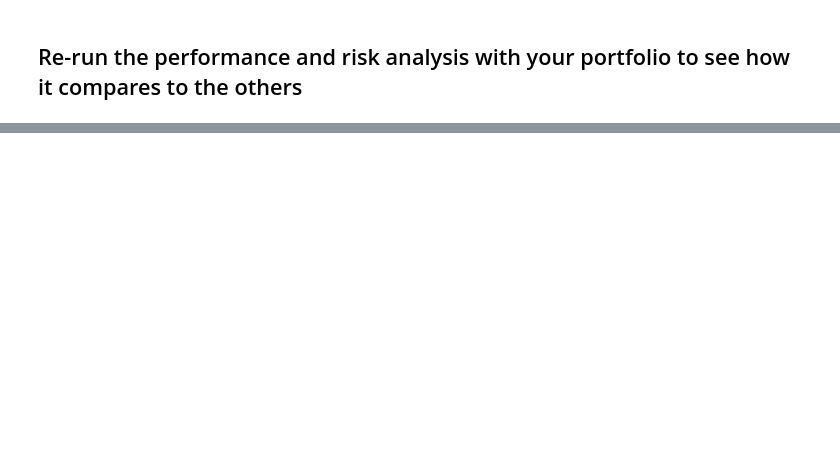
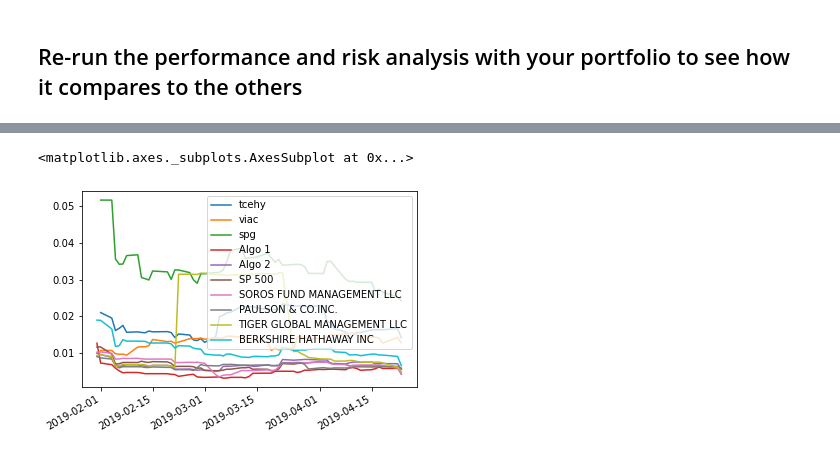
Before and after one commit to markmurdock11/pandas_hw, a Jupyter notebook: whale_analysis.ipynb, the cells around one changed output, grey strips where cells are left out. Drawn from its saved outputs; the diff is of its cells as text; code cells hidden in the pictures; blank space fills up the shorter version.

```diff
--- a/whale_analysis.ipynb
+++ b/whale_analysis.ipynb
@@ -591,0 +579,10 @@ dtype: float64
+# %%
+# Add your "Custom" portfolio to the larger dataframe of fund returns
+# YOUR CODE HERE
+my_portfolio = pd.concat([tcehy_df, viac_df, spg_df], axis="columns",join="inner")
+megafolio = pd.concat([my_returns, big_portfolio], axis="columns", join="inner")
+megafolio.dropna()
+
+columns = ["tcehy", "viac", "spg","Algo 1", "Algo 2", "SP 500", "SOROS FUND MANAGEMENT LLC", "PAULSON & CO.INC.", "TIGER GLOBAL MANAGEMENT LLC", "BERKSHIRE HATHAWAY INC"]
+megafolio.columns = columns
+megafolio
@@ -597,6 +622,10 @@ dtype: float64
 # %%
 # Rolling
 # YOUR CODE HERE
+megafolio.rolling(window=21).std().plot()
+# %% [output]
+<matplotlib.axes._subplots.AxesSubplot at 0x...>
+[figure, added]
 # %%
 # Annualized Sharpe Ratios
 # YOUR CODE HERE
```
Also changed, not shown: parts of 11 cells of this notebook.
